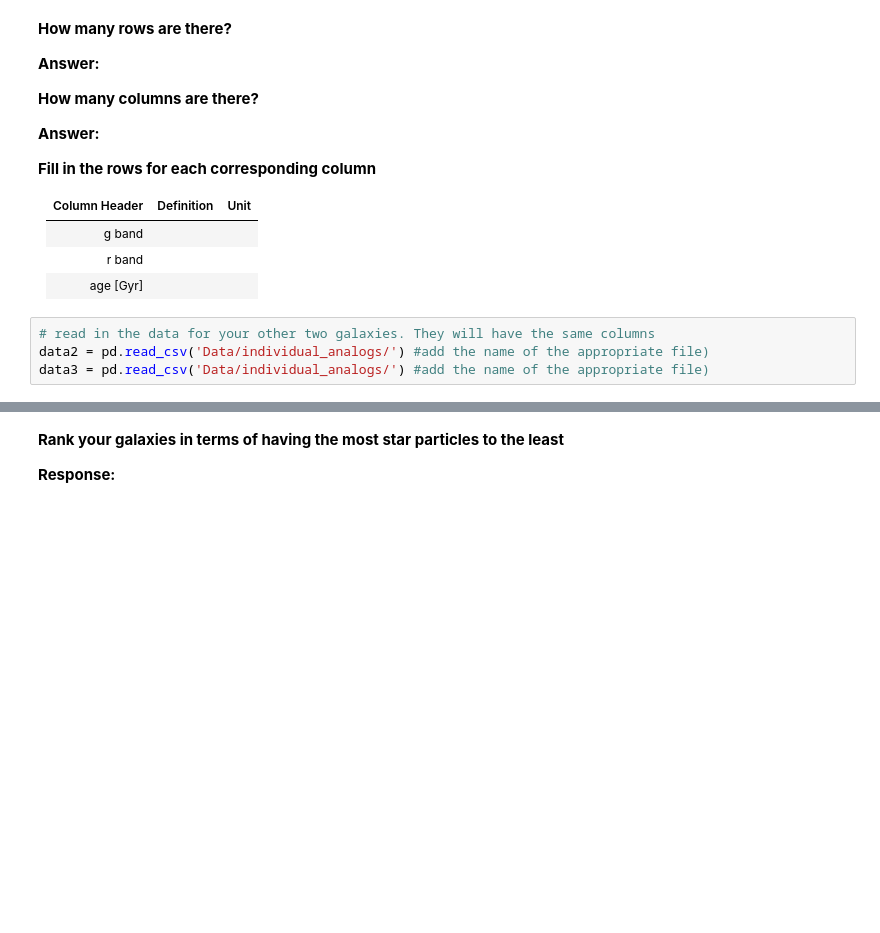
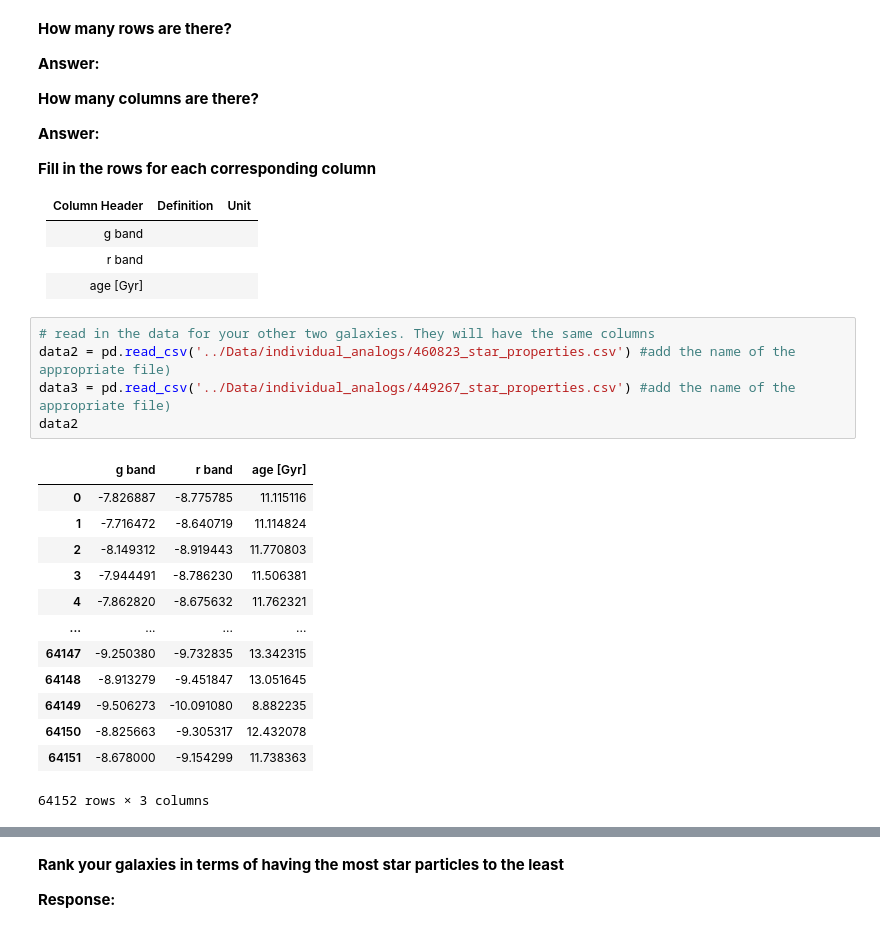
Before and after one commit to AerospaceMars25/CFR-2025, a Jupyter notebook: Astro/Blank/6 - Simulated Galaxies Pt1.ipynb, the cells around one changed output, grey strips where cells are left out. Drawn from its saved outputs; the diff is of its cells as text; blank space fills up the shorter version.

```diff
--- a/Astro/Blank/6 - Simulated Galaxies Pt1.ipynb
+++ b/Astro/Blank/6 - Simulated Galaxies Pt1.ipynb
@@ -62,5 +75,20 @@ data1
 | age [Gyr] |  |
 # %%
 # read in the data for your other two galaxies. They will have the same columns
-data2 = pd.read_csv('Data/individual_analogs/') #add the name of the appropriate file)
-data3 = pd.read_csv('Data/individual_analogs/') #add the name of the appropriate file)
+data2 = pd.read_csv('../Data/individual_analogs/460823_star_properties.csv') #add the name of the appropriate file)
+data3 = pd.read_csv('../Data/individual_analogs/449267_star_properties.csv') #add the name of the appropriate file)
+data2
+# %% [output]
+|  | g band | r band | age [Gyr] |
+| 0 | -7.826887 | -8.775785 | 11.115116 |
+| 1 | -7.716472 | -8.640719 | 11.114824 |
+| 2 | -8.149312 | -8.919443 | 11.770803 |
+| 3 | -7.944491 | -8.786230 | 11.506381 |
+| 4 | -7.862820 | -8.675632 | 11.762321 |
+| ... | ... | ... | ... |
+| 64147 | -9.250380 | -9.732835 | 13.342315 |
+| 64148 | -8.913279 | -9.451847 | 13.051645 |
+| 64149 | -9.506273 | -10.091080 | 8.882235 |
+| 64150 | -8.825663 | -9.305317 | 12.432078 |
+| 64151 | -8.678000 | -9.154299 | 11.738363 |
+64152 rows × 3 columns
```
Also changed, not shown: parts of 15 cells of this notebook.
